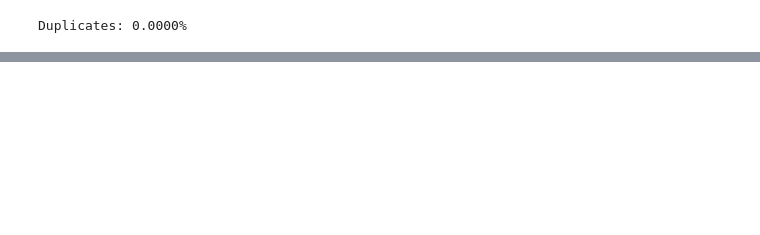
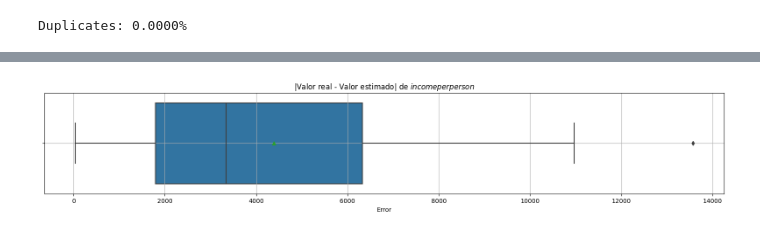
Before and after one commit to Jucavilav/CienciaD-taller2, a Jupyter notebook: Taller2.ipynb, the cells around one changed output, grey strips where cells are left out. Saved outputs shown, nothing was run; the diff lists cells and outputs as text; code cells hidden in the pictures; blank space fills up the shorter version.

```diff
--- a/Taller2.ipynb
+++ b/Taller2.ipynb
@@ -302,0 +402,9 @@ Se dividira el DF dos partes:
+# %%
+plt.figure(figsize=(20, 3))
+sns.boxplot(x=abs(y_test - regression.predict(X_test)), showmeans=True, orient="h")
+plt.title("|Valor real - Valor estimado| de $\t{incomeperperson}$")
+plt.xlabel("Error")
+plt.grid()
+plt.show()
+# %% [output]
+[figure, added]
```
Also changed, not shown: parts of 22 cells of this notebook.
